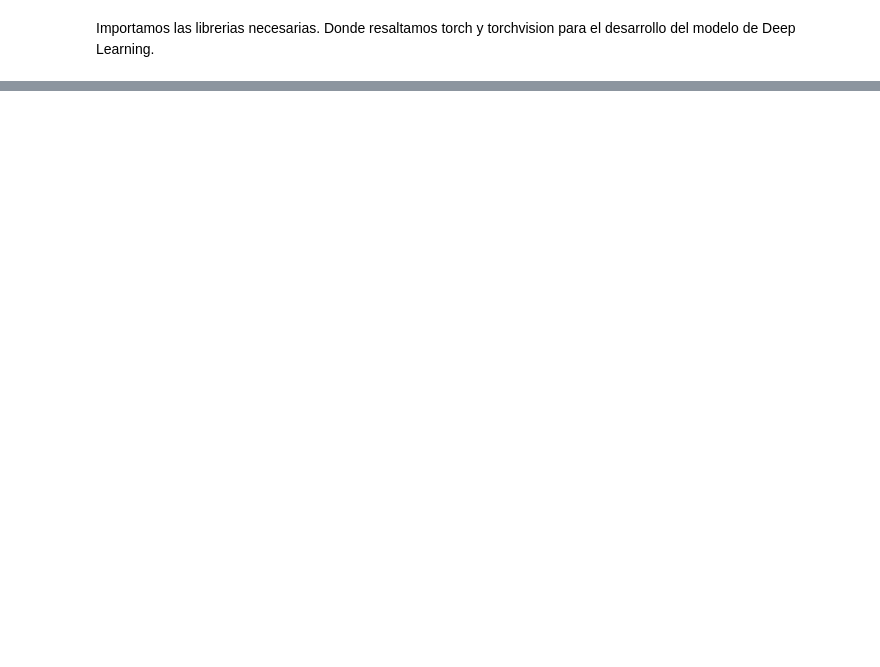
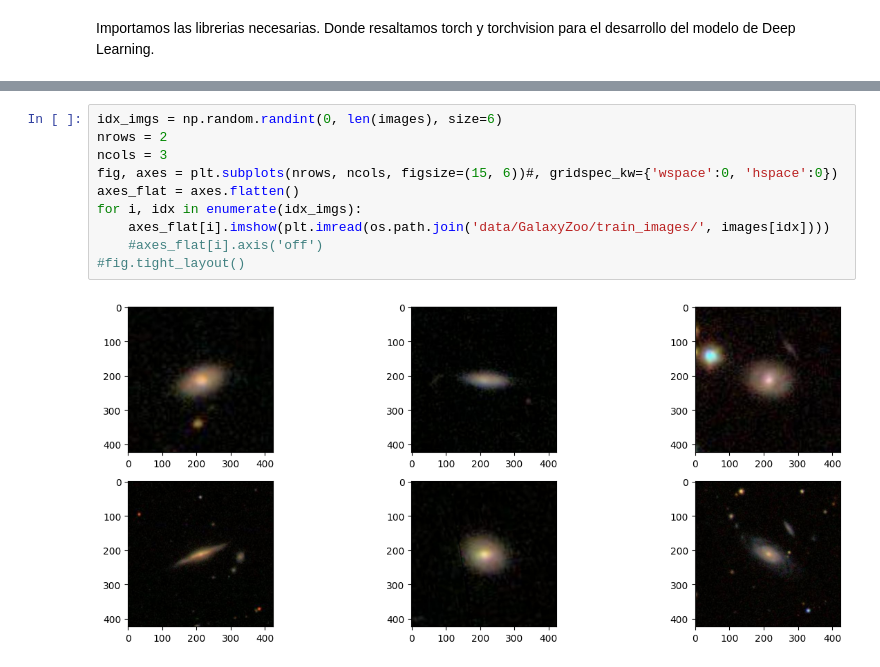
Before and after one commit to UChile-IDIA/ClassificadorGalaxias, a Jupyter notebook: ClassificadorGalaxias.ipynb, the cells around one changed output, grey strips where cells are left out. Cells and saved outputs as stored; diff of their text form; blank space fills up the shorter version.

```diff
--- a/ClassificadorGalaxias.ipynb
+++ b/ClassificadorGalaxias.ipynb
@@ -17,0 +141,12 @@ ModuleNotFoundError: No module named 'torch'
+# %%
+idx_imgs = np.random.randint(0, len(images), size=6)
+nrows = 2
+ncols = 3
+fig, axes = plt.subplots(nrows, ncols, figsize=(15, 6))#, gridspec_kw={'wspace':0, 'hspace':0})
+axes_flat = axes.flatten()
+for i, idx in enumerate(idx_imgs):
+    axes_flat[i].imshow(plt.imread(os.path.join('data/GalaxyZoo/train_images/', images[idx])))
+    #axes_flat[i].axis('off')
+#fig.tight_layout()
+# %% [output]
+[figure, added]
```
Also changed, not shown: parts of 29 cells of this notebook.
